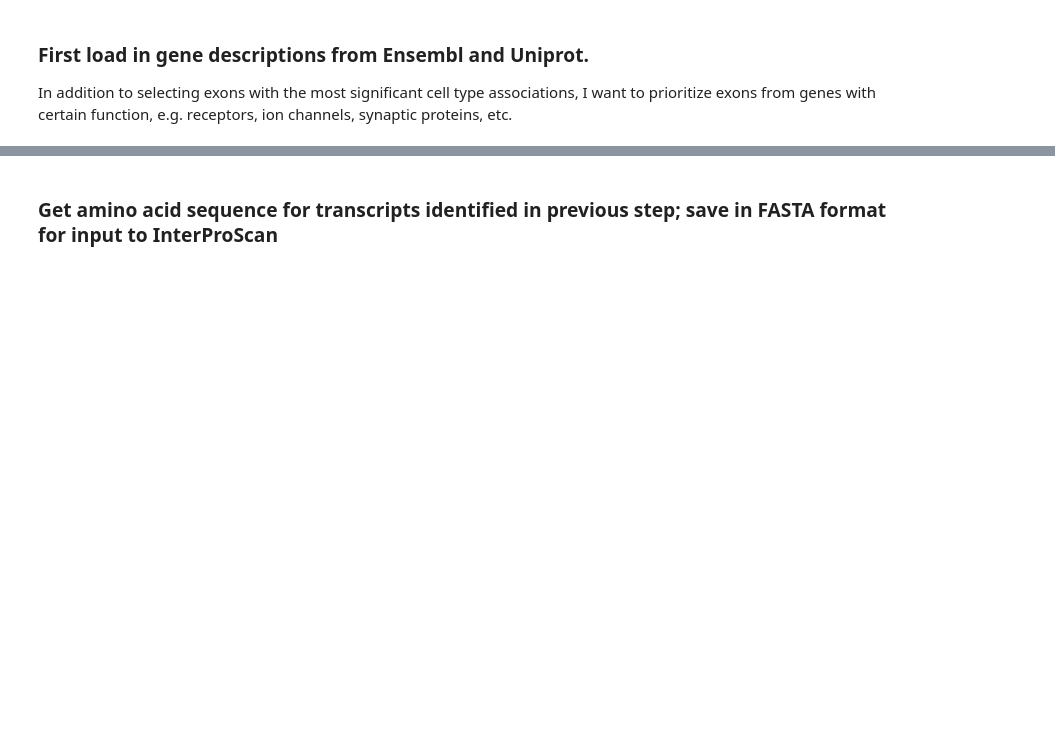
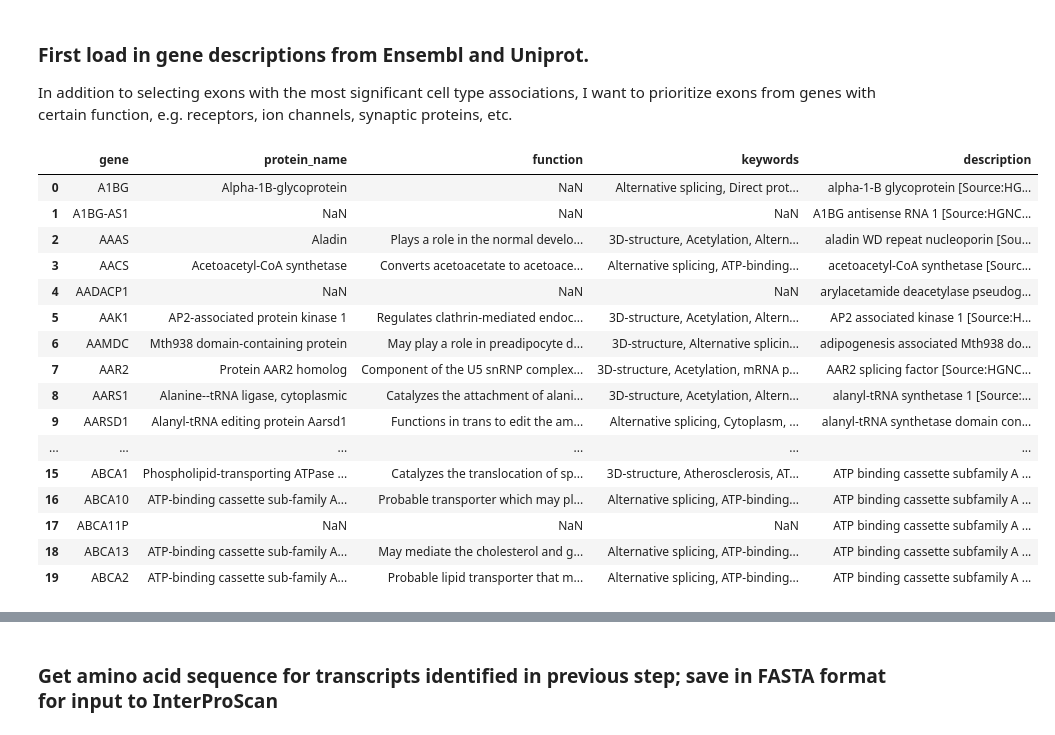
Before and after one commit to reliscu/bulk_splicing_GTEx_cortex, a Jupyter notebook: 28_filter_exons_for_interproscan.ipynb, the cells around one changed output, grey strips where cells are left out. Cells and saved outputs as stored; diff of their text form; code cells hidden in the pictures; blank space fills up the shorter version.

```diff
--- a/28_filter_exons_for_interproscan.ipynb
+++ b/28_filter_exons_for_interproscan.ipynb
@@ -1,8 +1,11 @@
 # %%
 # conda activate genomic_tools
 
+import os
 import pandas as pd
 from pyfaidx import Fasta
+
+pd.set_option('display.max_colwidth', None)
 # %%
 # Sequence-based domain detection (run HMMER/ELM directly on the exon peptide) sidesteps coordinates — a match is a match regardless of numbering.
 # But position-based cross-referencing (UniProt features, mapping full-protein InterProScan hits onto exons, isoform diffs) genuinely needs a correct, shared Met1.
@@ -12,5 +15,5 @@ from pyfaidx import Fasta
 ### First load in gene descriptions from Ensembl and Uniprot.
 In addition to selecting exons with the most significant cell type associations, I want to prioritize exons from genes with certain function, e.g. receptors, ion channels, synaptic proteins, etc.
 # %%
-ensembl_info = pd.read_csv("data/ensembl_gene_info.csv")
+ensembl_info = pd.read_csv("data/gene_descriptions.csv")
 uniprot_info = pd.read_csv("data/gene_uniprot_info.csv")
@@ -22,0 +20,22 @@ signif_exons = signif_exons.rename(columns={signif_exons.columns[0]: "event"})
+# %%
+gene_info = uniprot_info.merge(ensembl_info, on="gene", how="outer")
+# %%
+gene_info.head(20)
+# %% [output]
+|  | gene | protein_name | function | keywords | description |
+| 0 | A1BG | Alpha-1B-glycoprotein | NaN | Alternative splicing, Direct prot... | alpha-1-B glycoprotein [Source:HG... |
+| 1 | A1BG-AS1 | NaN | NaN | NaN | A1BG antisense RNA 1 [Source:HGNC... |
+| 2 | AAAS | Aladin | Plays a role in the normal develo... | 3D-structure, Acetylation, Altern... | aladin WD repeat nucleoporin [Sou... |
+| 3 | AACS | Acetoacetyl-CoA synthetase | Converts acetoacetate to acetoace... | Alternative splicing, ATP-binding... | acetoacetyl-CoA synthetase [Sourc... |
+| 4 | AADACP1 | NaN | NaN | NaN | arylacetamide deacetylase pseudog... |
+| 5 | AAK1 | AP2-associated protein kinase 1 | Regulates clathrin-mediated endoc... | 3D-structure, Acetylation, Altern... | AP2 associated kinase 1 [Source:H... |
+| 6 | AAMDC | Mth938 domain-containing protein | May play a role in preadipocyte d... | 3D-structure, Alternative splicin... | adipogenesis associated Mth938 do... |
+| 7 | AAR2 | Protein AAR2 homolog | Component of the U5 snRNP complex... | 3D-structure, Acetylation, mRNA p... | AAR2 splicing factor [Source:HGNC... |
+| 8 | AARS1 | Alanine--tRNA ligase, cytoplasmic | Catalyzes the attachment of alani... | 3D-structure, Acetylation, Altern... | alanyl-tRNA synthetase 1 [Source:... |
+| 9 | AARSD1 | Alanyl-tRNA editing protein Aarsd1 | Functions in trans to edit the am... | Alternative splicing, Cytoplasm, ... | alanyl-tRNA synthetase domain con... |
+| ... | ... | ... | ... | ... | ... |
+| 15 | ABCA1 | Phospholipid-transporting ATPase ... | Catalyzes the translocation of sp... | 3D-structure, Atherosclerosis, AT... | ATP binding cassette subfamily A ... |
+| 16 | ABCA10 | ATP-binding cassette sub-family A... | Probable transporter which may pl... | Alternative splicing, ATP-binding... | ATP binding cassette subfamily A ... |
+| 17 | ABCA11P | NaN | NaN | NaN | ATP binding cassette subfamily A ... |
+| 18 | ABCA13 | ATP-binding cassette sub-family A... | May mediate the cholesterol and g... | Alternative splicing, ATP-binding... | ATP binding cassette subfamily A ... |
+| 19 | ABCA2 | ATP-binding cassette sub-family A... | Probable lipid transporter that m... | Alternative splicing, ATP-binding... | ATP binding cassette subfamily A ... |
```
Also changed, not shown: parts of 11 cells of this notebook, 1 other file.
